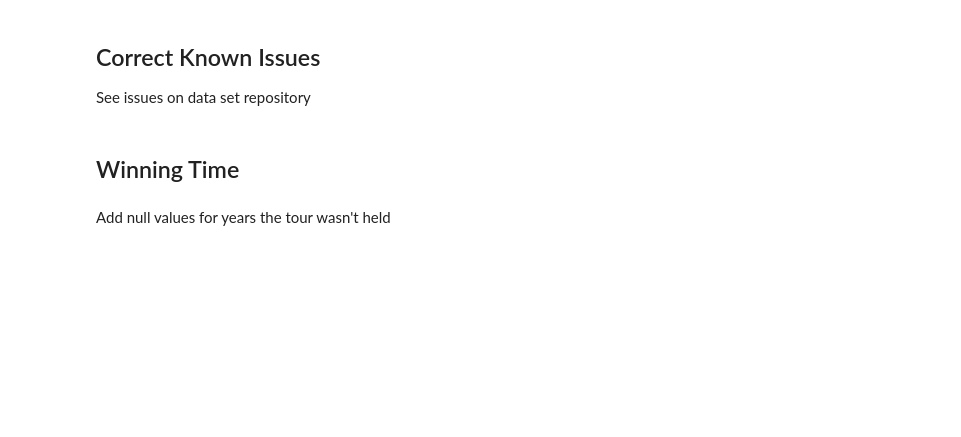
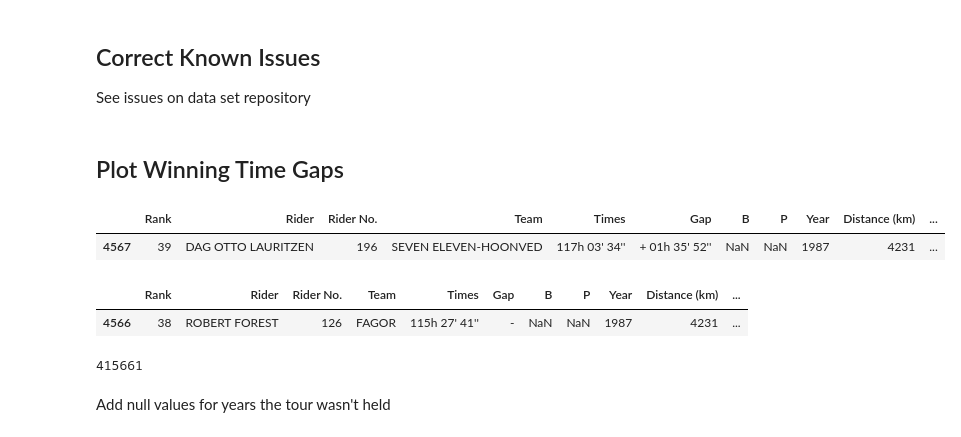
Before and after one commit to haleyej/letour, a Jupyter notebook: code/01_eda.ipynb, the cells around one changed output. Drawn from its saved outputs; the diff is of its cells as text; code cells hidden in the pictures; blank space fills up the shorter version.

```diff
--- a/code/01_eda.ipynb
+++ b/code/01_eda.ipynb
@@ -14,0 +21,2 @@ See issues on data set repository
+# %%
+df.loc[(df['Year'] == 1904) & (df['Rider'] == 'ANTOINE DEFLOTRIERE'), 'GapSeconds'] = 361722
@@ -15,3 +26,6 @@ See issues on data set repository
+# %%
+df.loc[(df['Year'] == 1987) & (df['Rider'] == 'ROBERT FOREST'), 'Times'] = ''''''
+df.loc[(df['Year'] == 1987) & (df['Rider'] == 'ROBERT FOREST'), 'TotalSeconds'] = 421366
 # %%
 df.loc[(df['Year'] == 1997) & (df['Rider'] == 'MARCO PANTANI'), 'Times'] = '''100h 44' 3"'''
 df.loc[(df['Year'] == 1997) & (df['Rider'] == 'MARCO PANTANI'), 'TotalSeconds'] = 360839
@@ -21,13 +32,26 @@ df.loc[(df['Year'] == 1981) & (df['Rider'] == 'BERNARD HINAULT'), 'TotalSeconds'
-# %%
-#remove years that did not use time for GC win
-df = df[~df['Year'].isin([1905, 1906, 1907, 1908, 1909, 1910, 1911])]
 # %%
 # save for re-use
 df.to_csv('../data/tdf_cleaned.csv', index = False)
 # %% [markdown]
-## Winning Time
+## Plot Winning Time Gaps
 # %%
-gaps_df = df[df['Rank'] == 2][['Year', 'GapSeconds']]
+gaps_df = df.loc[df.groupby('Year')['TotalSeconds'].idxmin() + 1]
+# %%
+gaps_df[gaps_df['Year'] == 1987]
+# %% [output]
+|  | Rank | Rider | Rider No. | Team | Times | Gap | B | P | Year | Distance (km) | ... |
+| 4567 | 39 | DAG OTTO LAURITZEN | 196 | SEVEN ELEVEN-HOONVED | 117h 03' 34'' | + 01h 35' 52'' | NaN | NaN | 1987 | 4231 | ... |
+# %%
+df[(df['Year'] == 1987) & (df['Rank'] == 38)]
+# %% [output]
+|  | Rank | Rider | Rider No. | Team | Times | Gap | B | P | Year | Distance (km) | ... |
+| 4566 | 38 | ROBERT FOREST | 126 | FAGOR | 115h 27' 41'' | - | NaN | NaN | 1987 | 4231 | ... |
+# %%
+df[df['Year'] == 1987]['TotalSeconds'].min()
+
+#415662
+# %% [output]
+415661
 # %%
 #save for re-use
 gaps_df.to_csv('../data/winning_time_gaps.csv', index = False)
```
Also changed, not shown: parts of 12 cells of this notebook.
